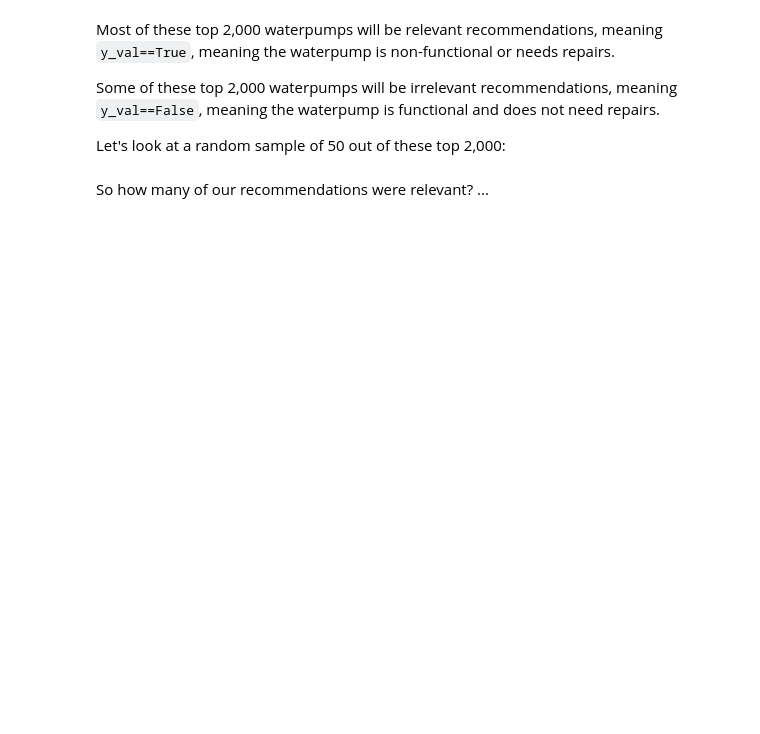
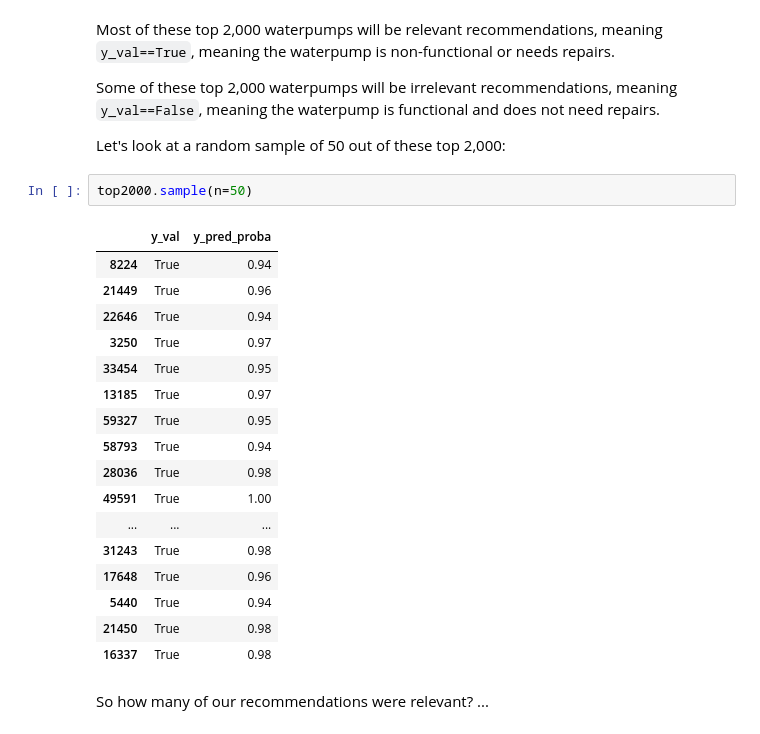
Before and after one commit to popkdodge/DS-Unit-2-Kaggle-Challenge, a Jupyter notebook: module4-classification-metrics/LS_DS_224.ipynb, the cells around one changed output. Drawn from its saved outputs; the diff is of its cells as text; blank space fills up the shorter version.

```diff
--- a/module4-classification-metrics/LS_DS_224.ipynb
+++ b/module4-classification-metrics/LS_DS_224.ipynb
@@ -326,5 +442,25 @@ Most of these top 2,000 waterpumps will be relevant recommendations, meaning `y_
 Some of these top 2,000 waterpumps will be irrelevant recommendations, meaning `y_val==False`, meaning the waterpump is functional and does not need repairs.
 
 Let's look at a random sample of 50 out of these top 2,000:
+# %%
+top2000.sample(n=50)
+# %% [output]
+|  | y_val | y_pred_proba |
+| 8224 | True | 0.94 |
+| 21449 | True | 0.96 |
+| 22646 | True | 0.94 |
+| 3250 | True | 0.97 |
+| 33454 | True | 0.95 |
+| 13185 | True | 0.97 |
+| 59327 | True | 0.95 |
+| 58793 | True | 0.94 |
+| 28036 | True | 0.98 |
+| 49591 | True | 1.00 |
+| ... | ... | ... |
+| 31243 | True | 0.98 |
+| 17648 | True | 0.96 |
+| 5440 | True | 0.94 |
+| 21450 | True | 0.98 |
+| 16337 | True | 0.98 |
 # %% [markdown]
 So how many of our recommendations were relevant? ...
```
Also changed, not shown: parts of 21 cells of this notebook.
